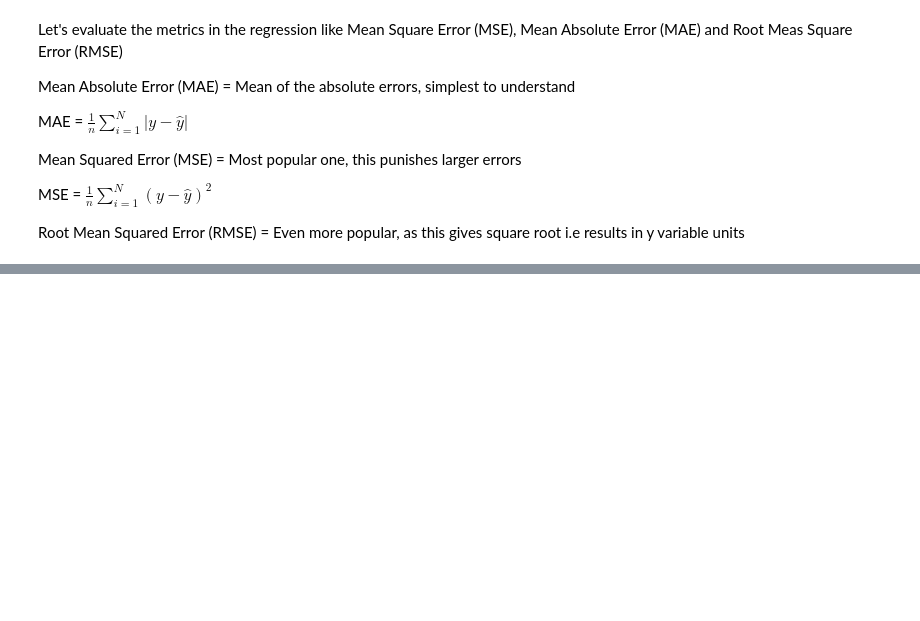
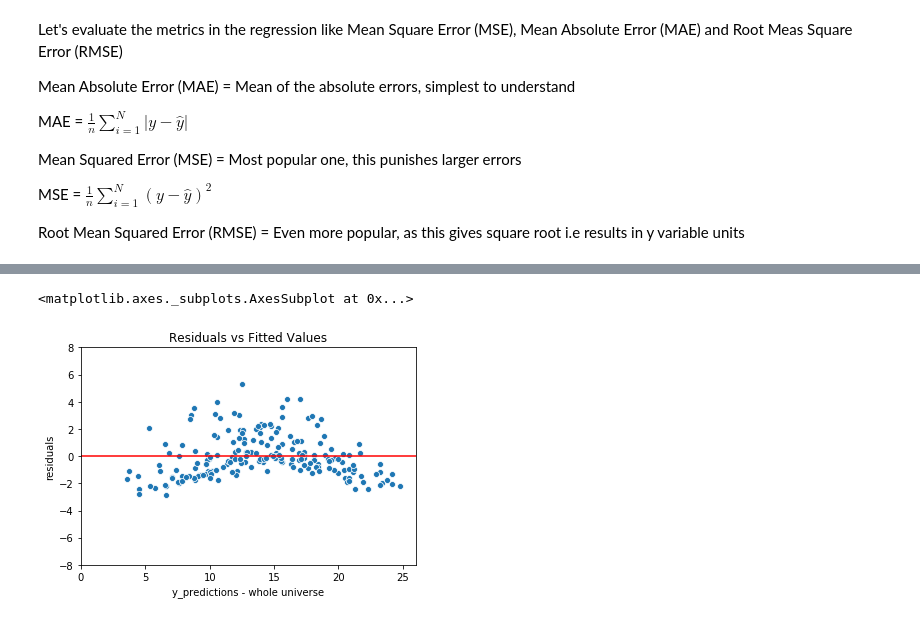
Before and after one commit to ssshahani/Exploratory-Analysis, a Jupyter notebook: Linear Regression.ipynb, the cells around one changed output, grey strips where cells are left out. Drawn from its saved outputs; the diff is of its cells as text; code cells hidden in the pictures; blank space fills up the shorter version.

Commit message:
Step by STep Testing of Different Assumptions of Linear Regression

```diff
--- a/Linear Regression.ipynb
+++ b/Linear Regression.ipynb
@@ -171,7 +171,7 @@ Y = ['sales']
 df_x = data[X]
 df_y = data[Y]
 # %%
-X_train, X_test, Y_train, Y_test = train_test_split(df_x,df_y,test_size = 0.26)
+X_train, X_test, Y_train, Y_test = train_test_split(df_x,df_y,test_size = 0.25)
 # %% [markdown]
 ### Few questions the data set can answer
 
@@ -234,0 +247,6 @@ rmse
+# %%
+# Assumption Test: Mean of the residuals should be zero. residuals are normall distributed with 0 mean and sigma sd
+model = LinearRegression().fit(df_x,df_y)
+y_pred = model.predict(df_x)
+res = df_y.values - y_pred
+np.mean(res)
@@ -234,0 +255,5 @@ rmse
+# %%
+# Assumption Test: Mean of the residuals should be zero. residuals are normall distributed with 0 mean and sigma sd
+
+residuals = np.array(Y_test - Y_predictions)
+print('Mean of residuals {}'.format(np.mean(residuals)))
@@ -234,0 +269,13 @@ rmse
+# %%
+res_df = pd.DataFrame(data = residuals[:,0], columns = ['residuals'])
+res =  y_pred[:,0] - df_y['sales']
+p = sns.scatterplot(Y_pred['sales'], res)
+plt.xlim(0,26)
+plt.ylim(-8,8)
+plt.xlabel("y_predictions - whole universe")
+plt.ylabel("residuals")
+plt.title("Residuals vs Fitted Values")
+sns.lineplot([0,26],[0,0],color="red")
+# %% [output]
+<matplotlib.axes._subplots.AxesSubplot at 0x...>
+[figure, added]
```
Also changed, not shown: parts of 23 cells of this notebook.
